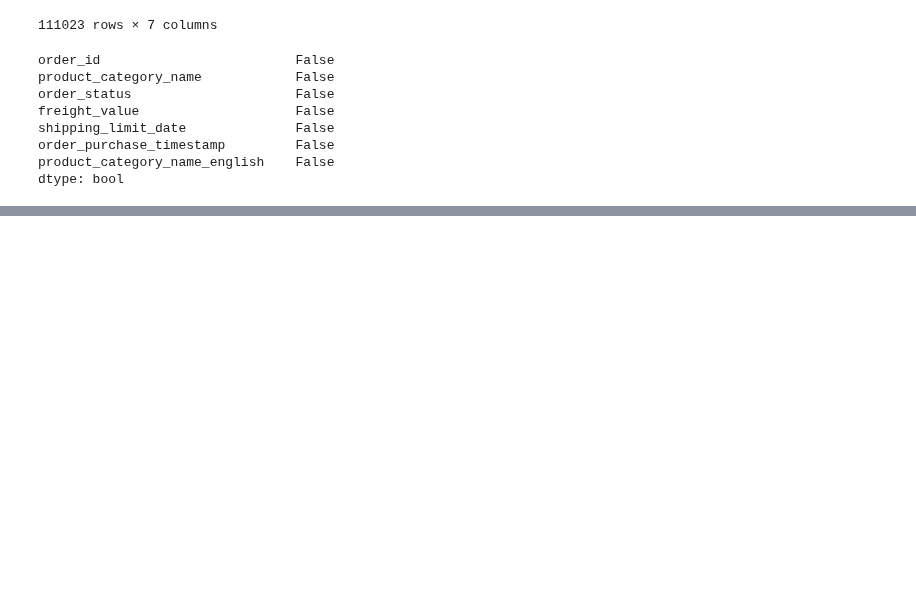
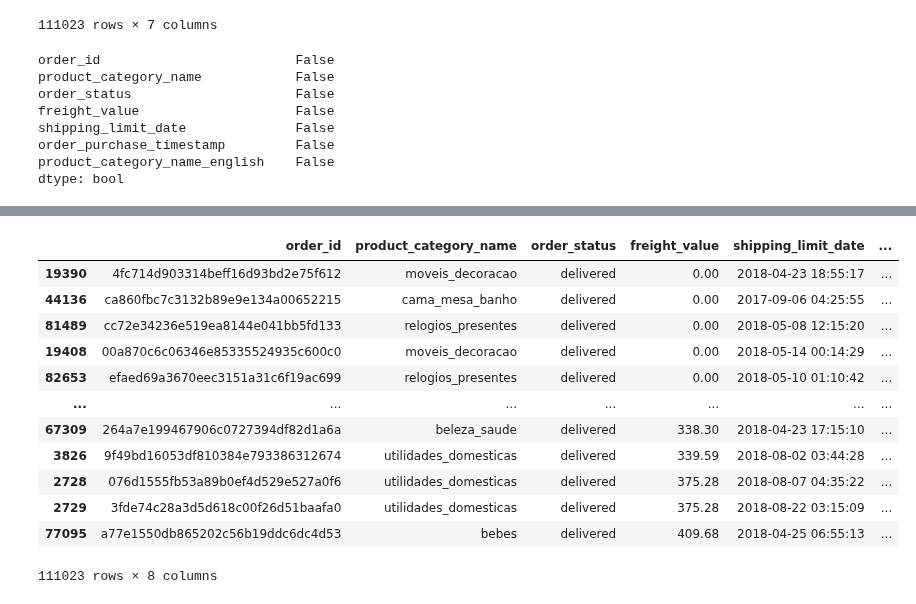
Before and after one commit to Anusarakh/DPDM2021, a Jupyter notebook: DPDM2021_Midterm.ipynb, the cells around one changed output, grey strips where cells are left out. Cells and saved outputs as stored; diff of their text form; code cells hidden in the pictures; blank space fills up the shorter version.

```diff
--- a/DPDM2021_Midterm.ipynb
+++ b/DPDM2021_Midterm.ipynb
@@ -510,0 +530,16 @@ data4.groupby('order_purchase_timestamp').
+# %%
+data4.sort_values(by=['freight_value'])
+# %% [output]
+|  | order_id | product_category_name | order_status | freight_value | shipping_limit_date | ... |
+| 19390 | 4fc714d903314beff16d93bd2e75f612 | moveis_decoracao | delivered | 0.00 | 2018-04-23 18:55:17 | ... |
+| 44136 | ca860fbc7c3132b89e9e134a00652215 | cama_mesa_banho | delivered | 0.00 | 2017-09-06 04:25:55 | ... |
+| 81489 | cc72e34236e519ea8144e041bb5fd133 | relogios_presentes | delivered | 0.00 | 2018-05-08 12:15:20 | ... |
+| 19408 | 00a870c6c06346e85335524935c600c0 | moveis_decoracao | delivered | 0.00 | 2018-05-14 00:14:29 | ... |
+| 82653 | efaed69a3670eec3151a31c6f19ac699 | relogios_presentes | delivered | 0.00 | 2018-05-10 01:10:42 | ... |
+| ... | ... | ... | ... | ... | ... | ... |
+| 67309 | 264a7e199467906c0727394df82d1a6a | beleza_saude | delivered | 338.30 | 2018-04-23 17:15:10 | ... |
+| 3826 | 9f49bd16053df810384e793386312674 | utilidades_domesticas | delivered | 339.59 | 2018-08-02 03:44:28 | ... |
+| 2728 | 076d1555fb53a89b0ef4d529e527a0f6 | utilidades_domesticas | delivered | 375.28 | 2018-08-07 04:35:22 | ... |
+| 2729 | 3fde74c28a3d5d618c00f26d51baafa0 | utilidades_domesticas | delivered | 375.28 | 2018-08-22 03:15:09 | ... |
+| 77095 | a77e1550db865202c56b19ddc6dc4d53 | bebes | delivered | 409.68 | 2018-04-25 06:55:13 | ... |
+111023 rows × 8 columns
```
Also changed, not shown: parts of 18 cells of this notebook.
